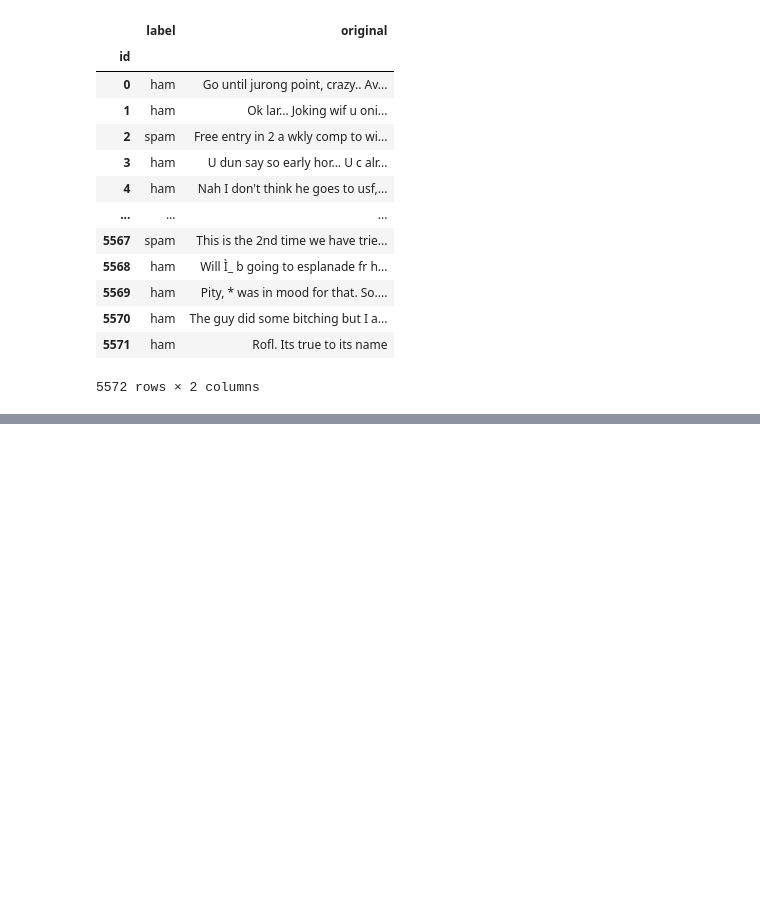
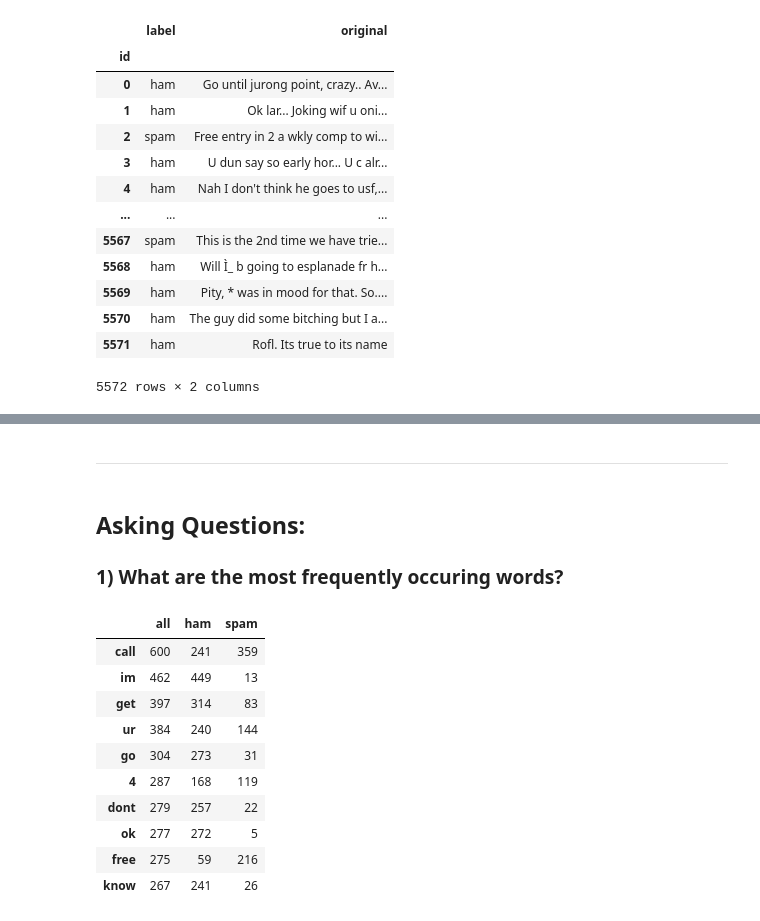
Before and after one commit to jeneyring/nlp-exercises, a Jupyter notebook: explore.ipynb, the cells around one changed output, grey strips where cells are left out. Drawn from its saved outputs; the diff is of its cells as text; code cells hidden in the pictures; blank space fills up the shorter version.

```diff
--- a/explore.ipynb
+++ b/explore.ipynb
@@ -121,0 +180,20 @@ clean_df
+# %% [markdown]
+____________________________________________
+# %% [markdown]
+## Asking Questions:
+
+### 1) What are the most frequently occuring words?
+# %%
+word_counts.sort_values(by='all', ascending=False).head(10)
+# %% [output]
+|  | all | ham | spam |
+| call | 600 | 241 | 359 |
+| im | 462 | 449 | 13 |
+| get | 397 | 314 | 83 |
+| ur | 384 | 240 | 144 |
+| go | 304 | 273 | 31 |
+| 4 | 287 | 168 | 119 |
+| dont | 279 | 257 | 22 |
+| ok | 277 | 272 | 5 |
+| free | 275 | 59 | 216 |
+| know | 267 | 241 | 26 |
```
Also changed, not shown: parts of 24 cells of this notebook, 2 other files.
